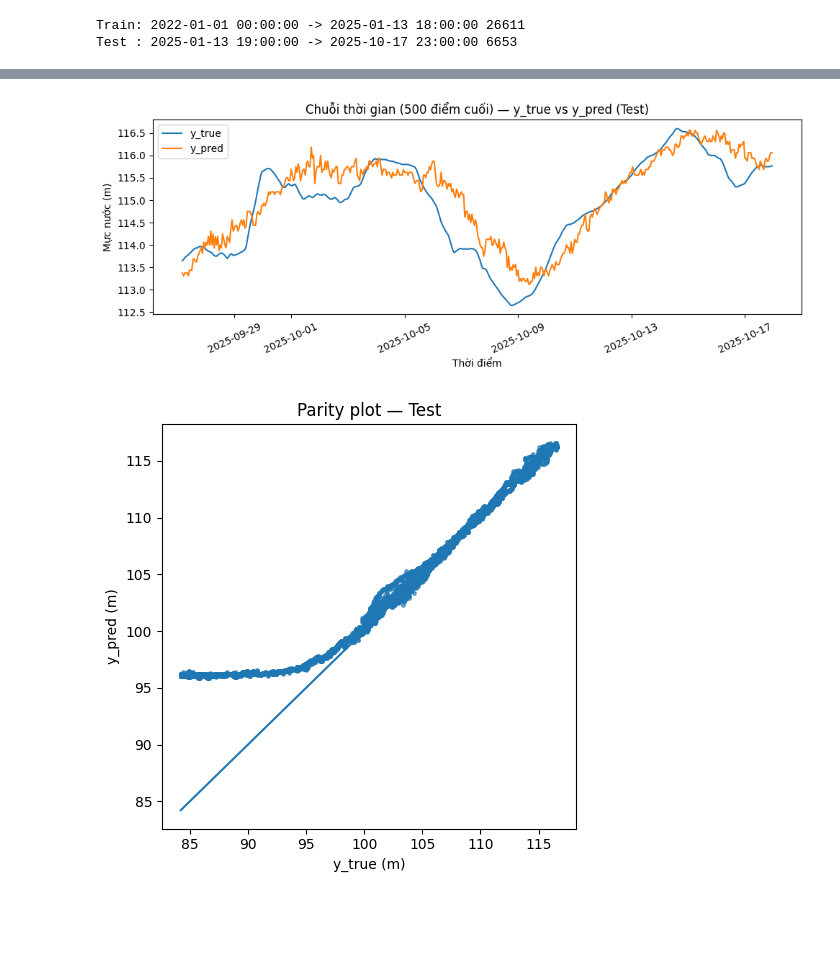
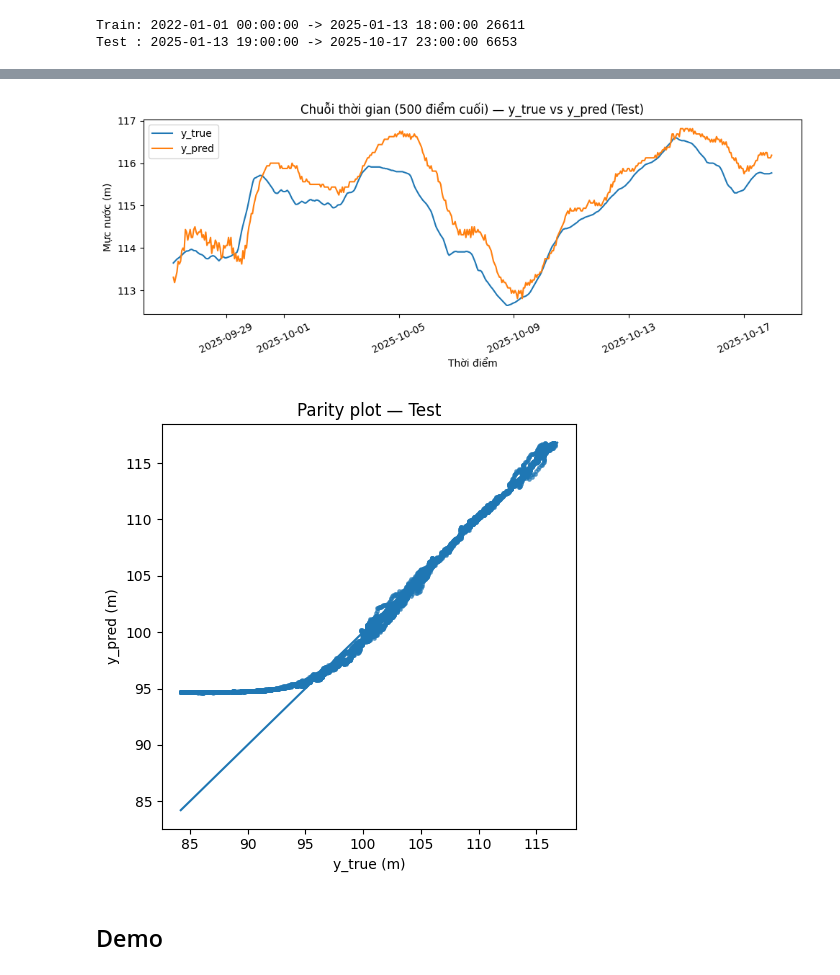
Before and after one commit to leducthanh041/CS313-DoAn, a Jupyter notebook: 05.TrainModel.ipynb, the cells around one changed output, grey strips where cells are left out. Saved outputs shown, nothing was run; the diff lists cells and outputs as text; code cells hidden in the pictures; blank space fills up the shorter version.

Commit message:
Done CNN + LSTM

```diff
--- a/05.TrainModel.ipynb
+++ b/05.TrainModel.ipynb
@@ -548,5 +478,5 @@ plt.show()
 # %%
-# Cell 9 — Evaluate & export (AMP inference + batch nhỏ)
+# Cell 9 — Evaluate & export predictions
 import numpy as np
 import pandas as pd
 import torch
@@ -554,30 +484,29 @@ from pathlib import Path
 
 model.eval()
 preds = []
-BS_INF = 512  # giảm nếu vẫn OOM
+BS = 512
 with torch.no_grad(), torch.cuda.amp.autocast(enabled=(DEVICE.type=='cuda')):
-    for i in range(0, len(Xseq_te_s), BS_INF):
-        xb_seq = torch.tensor(Xseq_te_s[i:i+BS_INF], dtype=torch.float32, device=DEVICE)
-        xb_w   = torch.tensor(Xw_te_s[i:i+BS_INF],   dtype=torch.float32, device=DEVICE)
-        yhat   = model(xb_seq, xb_w).detach().cpu().numpy().ravel()
+    for i in range(0, len(Xseq_te_s), BS):
+        xb_seq = torch.tensor(Xseq_te_s[i:i+BS], dtype=torch.float32, device=DEVICE)
+        yhat   = model(xb_seq).detach().cpu().numpy().ravel()
         preds.append(yhat)
 yhat_s = np.concatenate(preds, axis=0)
 
-# Inverse scale về đơn vị m
-y_pred = y_scaler.inverse_transform(yhat_s.reshape(-1, 1)).ravel()
+# inverse scale về đơn vị m
+y_pred = y_scaler.inverse_transform(yhat_s.reshape(-1,1)).ravel()
 y_true = y_te
 
-# Metrics
+# metrics
 mae  = float(np.mean(np.abs(y_true - y_pred)))
 rmse = float(np.sqrt(np.mean((y_true - y_pred)**2)))
 print(f"TEST — MAE={mae:.4f} | RMSE={rmse:.4f} (m)")
 
-# Lưu kết quả
+# lưu kết quả
 times = sub.loc[t_idx[test_mask], 'thoi_diem'].reset_index(drop=True)
 pred_df = pd.DataFrame({'thoi_diem': times, 'y_true': y_true, 'y_pred': y_pred})
 pred_df['abs_err'] = np.abs(pred_df['y_true'] - pred_df['y_pred'])
-pred_path = Path('./data_thuydien/predictions_cnn_lstm_seq2_oomsafe.csv')
-toperr_path = Path('./data_thuydien/npredictions_top_abs_err_seq2_oomsafe.csv')
+pred_path  = Path('./data_thuydien/predictions_cnn_lstm_seq6_28d.csv')
+toperr_path= Path('./data_thuydien/predictions_top_abs_err_seq6_28d.csv')
 pred_df.to_csv(pred_path, index=False)
 pred_df.sort_values('abs_err', ascending=False).head(100).to_csv(toperr_path, index=False)
 print("Saved:", pred_path)
@@ -602,34 +531,36 @@ import matplotlib.pyplot as plt
 # Giả định bạn vừa chạy Cell 9 và có pred_df, y_true, y_pred, times trong scope.
 # Nếu không, đọc từ file CSV:
 if 'pred_df' not in globals():
-    _pred_path = "./data_thuydien/predictions_cnn_lstm_seq2_oomsafe.csv"
+    _pred_path = "./data_thuydien/predictions_cnn_lstm_seq6_28d.csv"
     pred_df = pd.read_csv(_pred_path, parse_dates=["thoi_diem"])
 
 # 1) Time-series (lấy 500 điểm cuối cho dễ nhìn)
 k = 500
 slice_idx = slice(max(0, len(pred_df)-k), len(pred_df))
 plt.figure(figsize=(10,4))
 plt.plot(pred_df["thoi_diem"].values[slice_idx], pred_df["y_true"].values[slice_idx], label="y_true")
 plt.plot(pred_df["thoi_diem"].values[slice_idx], pred_df["y_pred"].values[slice_idx], label="y_pred")
 plt.title("Chuỗi thời gian (500 điểm cuối) — y_true vs y_pred (Test)")
 plt.xlabel("Thời điểm")
 plt.ylabel("Mực nước (m)")
 plt.xticks(rotation=25)
 plt.legend()
 plt.tight_layout()
 plt.show()
 
 # 2) Parity plot: y_true vs y_pred
 plt.figure(figsize=(5,5))
 plt.scatter(pred_df["y_true"].values, pred_df["y_pred"].values, s=6, alpha=0.6)
 mn = float(np.min([pred_df["y_true"].min(), pred_df["y_pred"].min()]))
 mx = float(np.max([pred_df["y_true"].max(), pred_df["y_pred"].max()]))
 plt.plot([mn, mx], [mn, mx])  # đường y=x
 plt.title("Parity plot — Test")
 plt.xlabel("y_true (m)")
 plt.ylabel("y_pred (m)")
 plt.tight_layout()
 plt.show()
 # %% [output]
-[figure, old version]
+[figure, new version]
-[figure, old version]
+[figure, new version]
+# %% [markdown]
+## Demo
```
Also changed, not shown: parts of 8 cells of this notebook, 5 other files.
